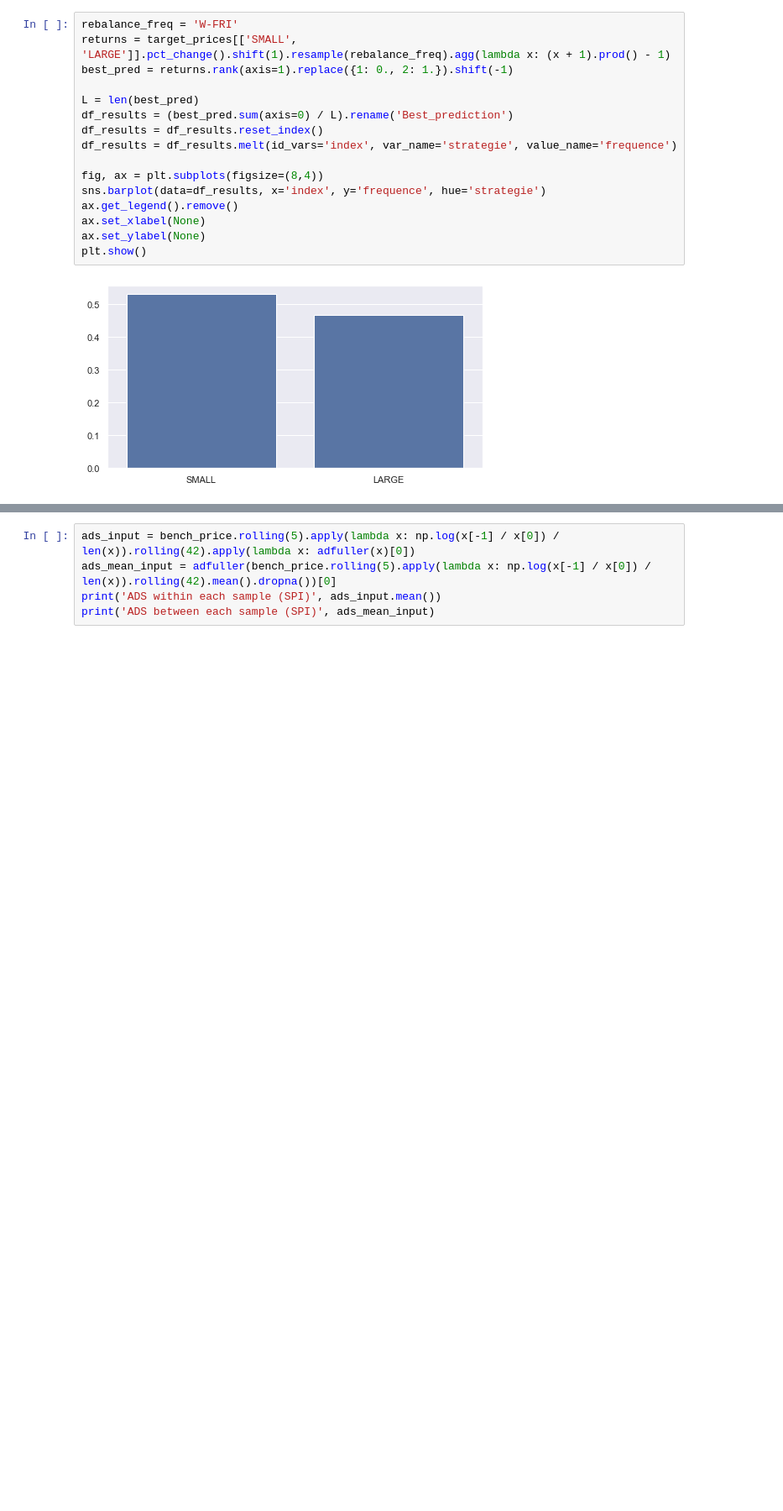
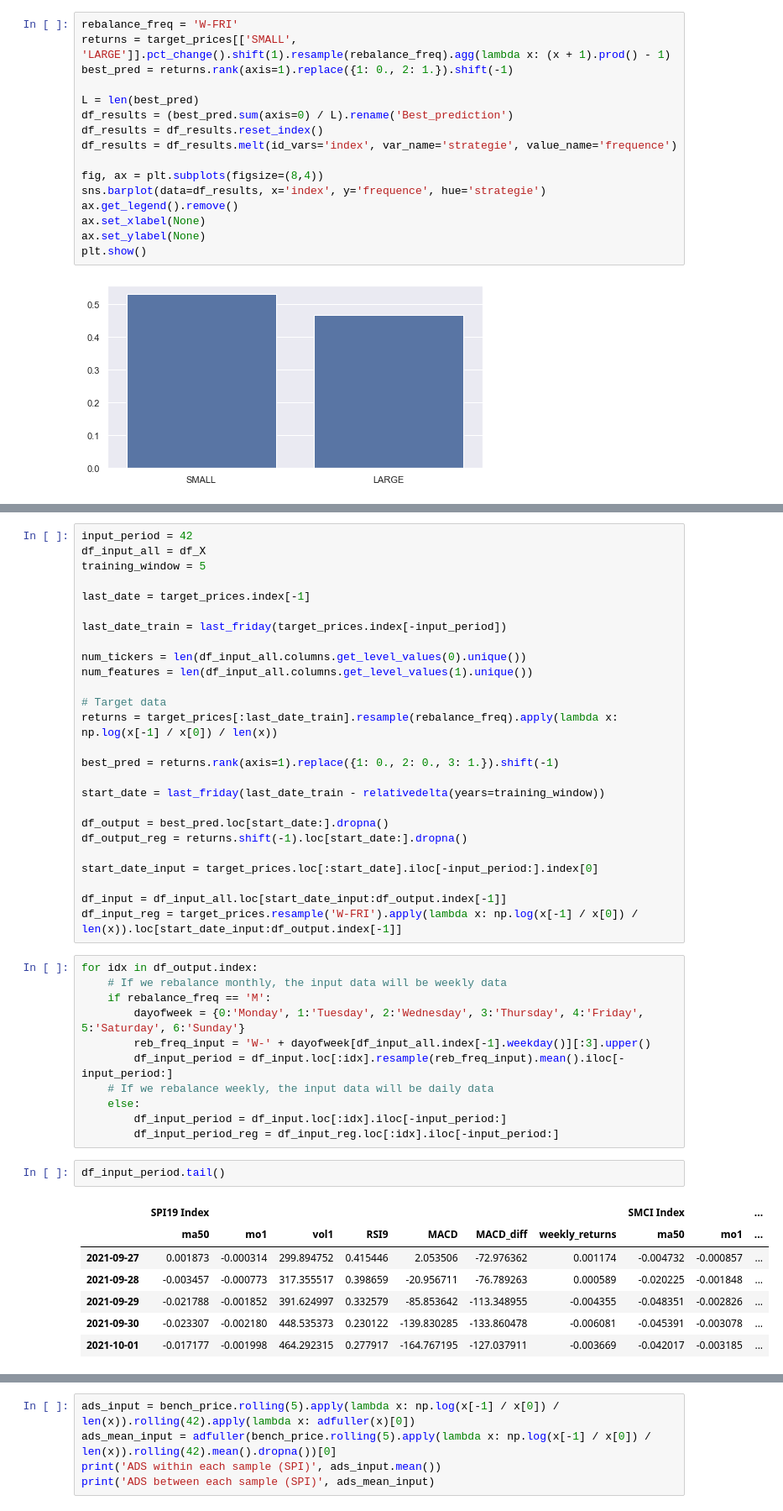
Before and after one commit to lacoupe/BCVS, a Jupyter notebook: SW/size/size.ipynb, the cells around one changed output, grey strips where cells are left out. Shown at 84% size. Drawn from its saved outputs; the diff is of its cells as text; blank space fills up the shorter version.

```diff
--- a/SW/size/size.ipynb
+++ b/SW/size/size.ipynb
@@ -135,0 +145,47 @@ plt.show()
+# %%
+input_period = 42
+df_input_all = df_X
+training_window = 5
+
+last_date = target_prices.index[-1]
+
+last_date_train = last_friday(target_prices.index[-input_period])
+
+num_tickers = len(df_input_all.columns.get_level_values(0).unique())
+num_features = len(df_input_all.columns.get_level_values(1).unique())
+
+# Target data
+returns = target_prices[:last_date_train].resample(rebalance_freq).apply(lambda x: np.log(x[-1] / x[0]) / len(x))
+
+best_pred = returns.rank(axis=1).replace({1: 0., 2: 0., 3: 1.}).shift(-1)
+
+start_date = last_friday(last_date_train - relativedelta(years=training_window))
+
+df_output = best_pred.loc[start_date:].dropna()
+df_output_reg = returns.shift(-1).loc[start_date:].dropna()
+
+start_date_input = target_prices.loc[:start_date].iloc[-input_period:].index[0]
+
+df_input = df_input_all.loc[start_date_input:df_output.index[-1]]
+df_input_reg = target_prices.resample('W-FRI').apply(lambda x: np.log(x[-1] / x[0]) / len(x)).loc[start_date_input:df_output.index[-1]]
+# %%
+for idx in df_output.index:
+    # If we rebalance monthly, the input data will be weekly data
+    if rebalance_freq == 'M':
+        dayofweek = {0:'Monday', 1:'Tuesday', 2:'Wednesday', 3:'Thursday', 4:'Friday', 5:'Saturday', 6:'Sunday'}
+        reb_freq_input = 'W-' + dayofweek[df_input_all.index[-1].weekday()][:3].upper()
+        df_input_period = df_input.loc[:idx].resample(reb_freq_input).mean().iloc[-input_period:]
+    # If we rebalance weekly, the input data will be daily data
+    else:
+        df_input_period = df_input.loc[:idx].iloc[-input_period:]
+        df_input_period_reg = df_input_reg.loc[:idx].iloc[-input_period:]
+# %%
+df_input_period.tail()
+# %% [output]
+|  | SPI19 Index |  |  |  |  |  |  | SMCI Index |  | ... |
+|  | ma50 | mo1 | vol1 | RSI9 | MACD | MACD_diff | weekly_returns | ma50 | mo1 | ... |
+| 2021-09-27 | 0.001873 | -0.000314 | 299.894752 | 0.415446 | 2.053506 | -72.976362 | 0.001174 | -0.004732 | -0.000857 | ... |
+| 2021-09-28 | -0.003457 | -0.000773 | 317.355517 | 0.398659 | -20.956711 | -76.789263 | 0.000589 | -0.020225 | -0.001848 | ... |
+| 2021-09-29 | -0.021788 | -0.001852 | 391.624997 | 0.332579 | -85.853642 | -113.348955 | -0.004355 | -0.048351 | -0.002826 | ... |
+| 2021-09-30 | -0.023307 | -0.002180 | 448.535373 | 0.230122 | -139.830285 | -133.860478 | -0.006081 | -0.045391 | -0.003078 | ... |
+| 2021-10-01 | -0.017177 | -0.001998 | 464.292315 | 0.277917 | -164.767195 | -127.037911 | -0.003669 | -0.042017 | -0.003185 | ... |
```
Also changed, not shown: parts of 11 cells of this notebook, 5 other files.
